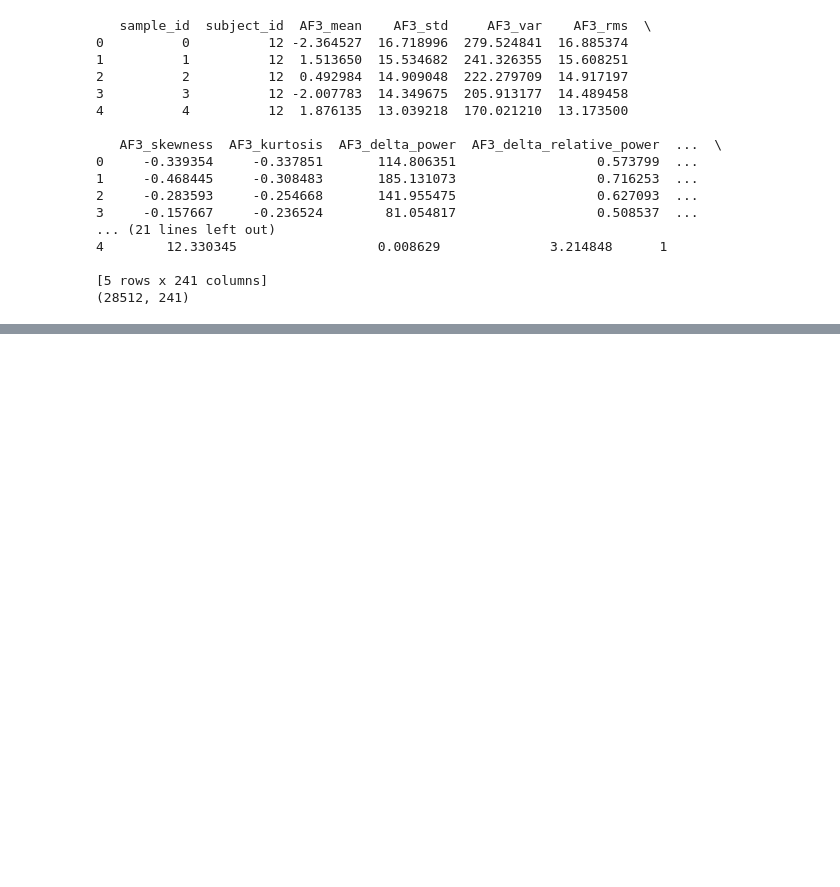
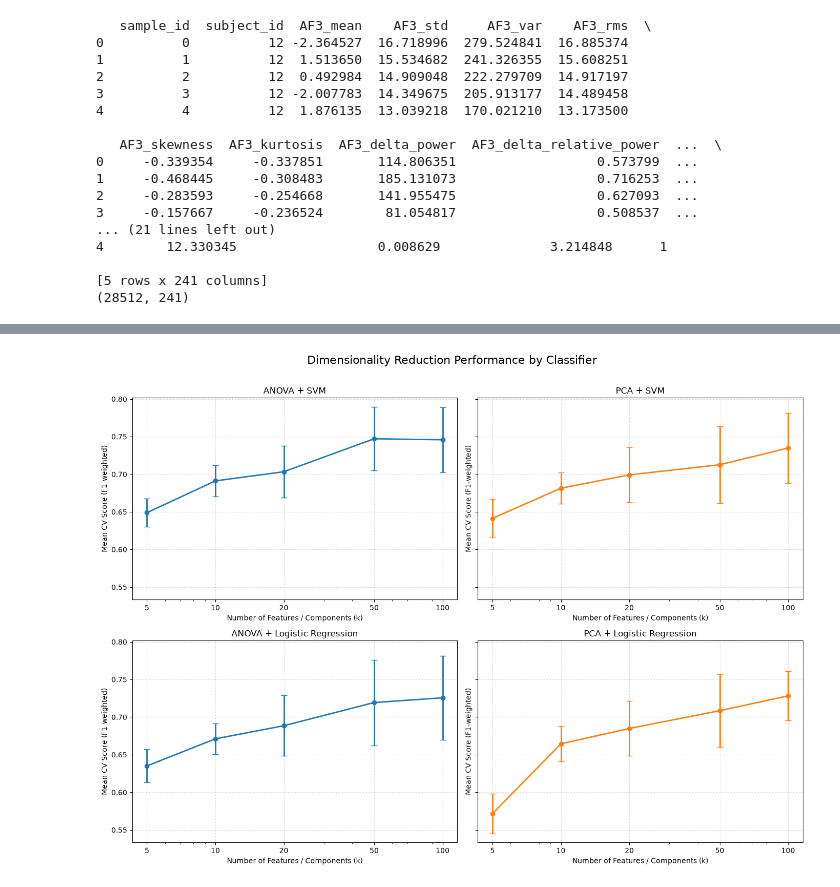
Before and after one commit to pax-projects/homl-paris-saclay, a Jupyter notebook: preprocessing.ipynb, the cells around one changed output, grey strips where cells are left out. Saved outputs shown, nothing was run; the diff lists cells and outputs as text; code cells hidden in the pictures; blank space fills up the shorter version.

```diff
--- a/preprocessing.ipynb
+++ b/preprocessing.ipynb
@@ -187,0 +245,12 @@ extracted_features.to_csv(OUTPUT_FILE,index=False)
+# %%
+# All reducers
+reducers = {
+    "ANOVA": (
+        SelectKBest(score_func=f_classif),
+        {"reducer__k": CANDIDATE_KS},
+    ),
+    "PCA": (
+        PCA(),
+        {"reducer__n_components": CANDIDATE_KS},
+    ),
+}
@@ -187,0 +443,72 @@ extracted_features.to_csv(OUTPUT_FILE,index=False)
+# %%
+classifier_names = list(classifiers.keys())
+reducer_names = list(reducers.keys())
+
+n_rows = len(classifier_names)
+n_cols = len(reducer_names)
+
+# Generate one color per reducer.
+cmap = plt.get_cmap("tab10")
+colors = {
+    name: cmap(i % cmap.N)
+    for i, name in enumerate(reducer_names)
+}
+
+fig, axes = plt.subplots(
+    nrows=n_rows,
+    ncols=n_cols,
+    figsize=(7 * n_cols, 5 * n_rows),
+    sharey=True,
+    squeeze=False
+)
+
+for row, classifier_name in enumerate(classifier_names):
+
+    for col, reducer_name in enumerate(reducer_names):
+
+        ax = axes[row, col]
+        model_name = f"{reducer_name} + {classifier_name}"
+
+        model_results = (
+            results_df[results_df["Model"] == model_name]
+            .sort_values("k")
+        )
+
+        if model_results.empty:
+            ax.set_title(f"{reducer_name} + {classifier_name} (no results)")
+            continue
+
+        ax.errorbar(
+            model_results["k"],
+            model_results["F1_mean"],
+            yerr=model_results["F1_std"],
+            marker="o",
+            color=colors[reducer_name],
+            linewidth=2,
+            capsize=4
+        )
+
+        ax.set_xscale("log")
+        ax.set_xticks(model_results["k"])
+        ax.set_xticklabels(model_results["k"])
+
+        ax.set_title(f"{reducer_name} + {classifier_name}")
+        ax.set_xlabel("Number of Features / Components (k)")
+        ax.set_ylabel("Mean CV Score (F1-weighted)")
+        ax.grid(True, linestyle=":", alpha=0.7)
+
+fig.suptitle(
+    "Dimensionality Reduction Performance by Classifier",
+    fontsize=16,
+    y=1.01
+)
+
+plt.tight_layout()
+plt.savefig(
+    "reduction_comparison_by_classifier.png",
+    dpi=200,
+    bbox_inches="tight"
+)
+plt.show()
+# %% [output]
+[figure, added]
```
Also changed, not shown: parts of 15 cells of this notebook, 1 other file.
